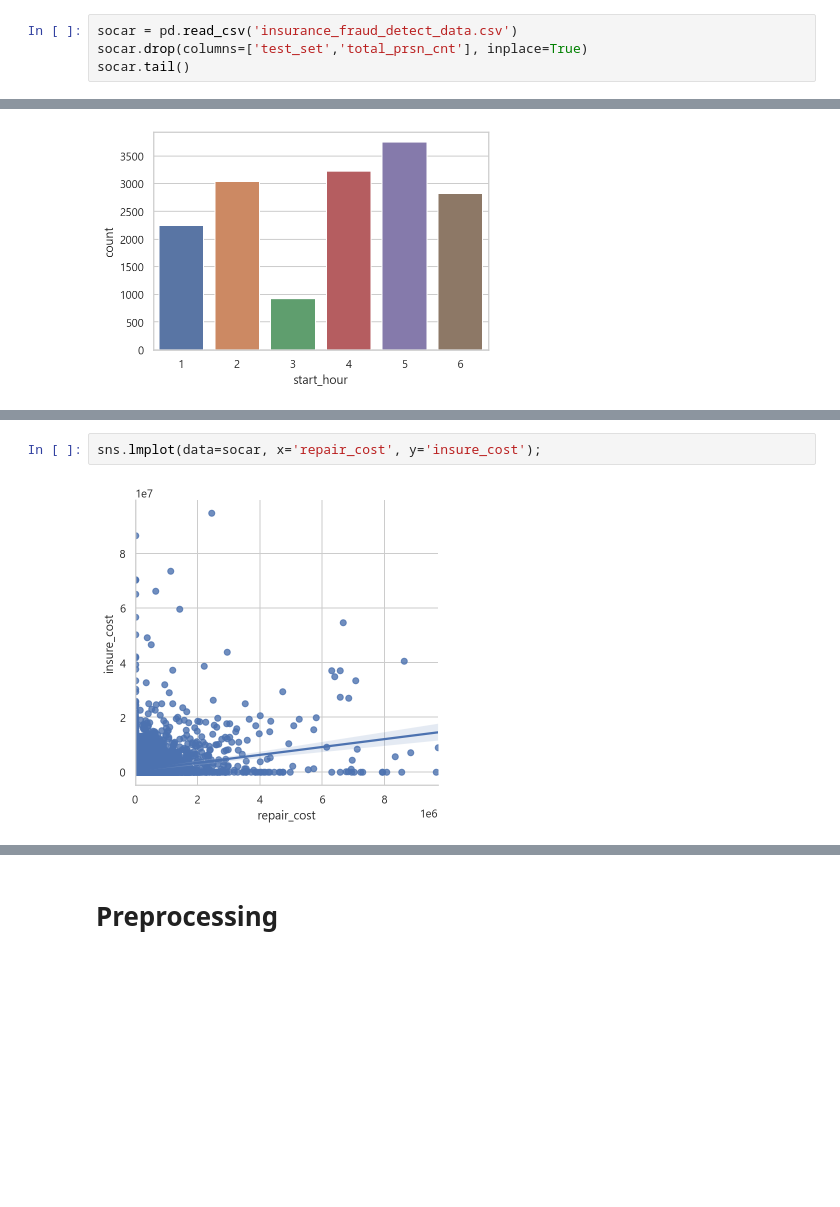
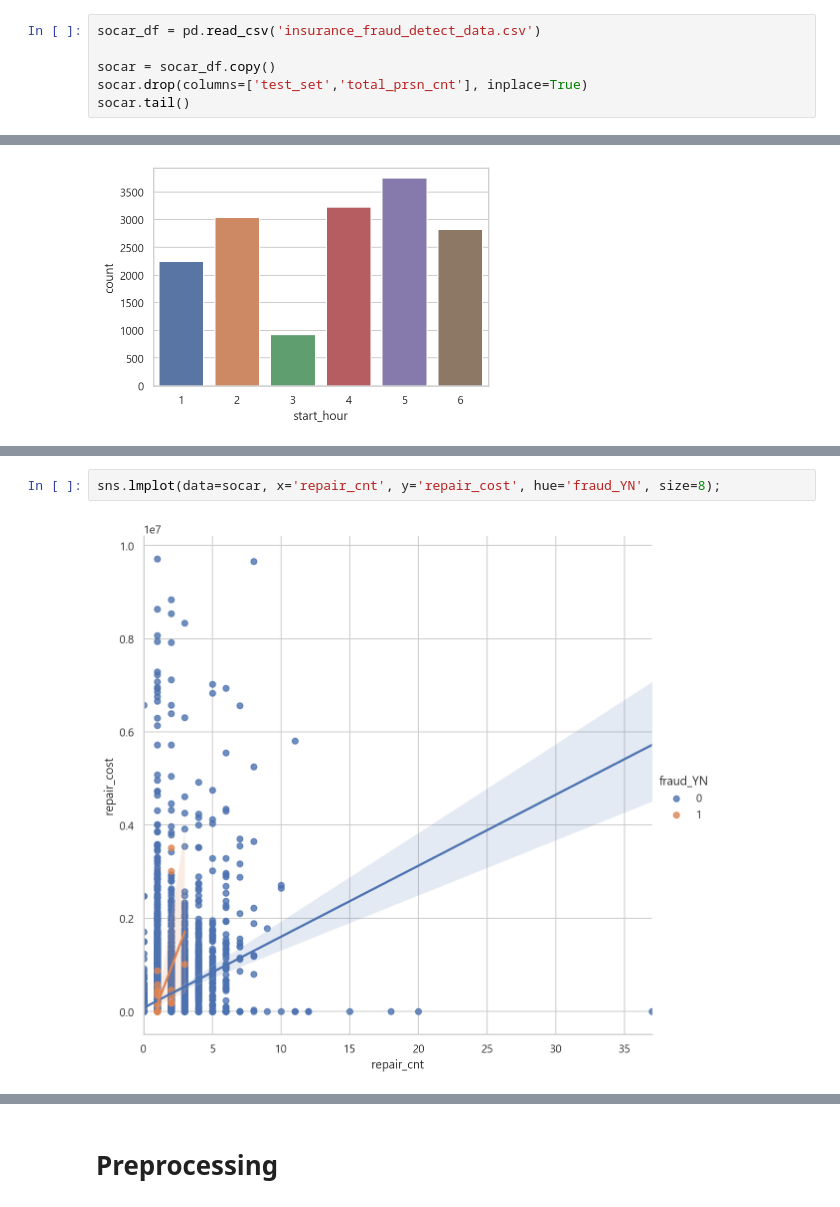
Before and after one commit to Yenabeam/dss_prjt_socar, a Jupyter notebook: 1. workspace/KSJ/socar_fraud.ipynb, the cells around one changed output, grey strips where cells are left out. Cells and saved outputs as stored; diff of their text form; blank space fills up the shorter version.

```diff
--- a/1. workspace/KSJ/socar_fraud.ipynb
+++ b/1. workspace/KSJ/socar_fraud.ipynb
@@ -1,7 +1,9 @@
 # %% [markdown]
 # Read Dataset
 # %%
-socar = pd.read_csv('insurance_fraud_detect_data.csv')
+socar_df = pd.read_csv('insurance_fraud_detect_data.csv')
+
+socar = socar_df.copy()
 socar.drop(columns=['test_set','total_prsn_cnt'], inplace=True)
 socar.tail()
 # %% [output]
@@ -37,4 +53,4 @@ sns.countplot(data=socar, x='start_hour');
 # %%
-sns.lmplot(data=socar, x='repair_cost', y='insure_cost');
+sns.lmplot(data=socar, x='repair_cnt', y='repair_cost', hue='fraud_YN', size=8);
 # %% [output]
-[figure, old version]
+[figure, new version]
```
Also changed, not shown: parts of 48 cells of this notebook.
